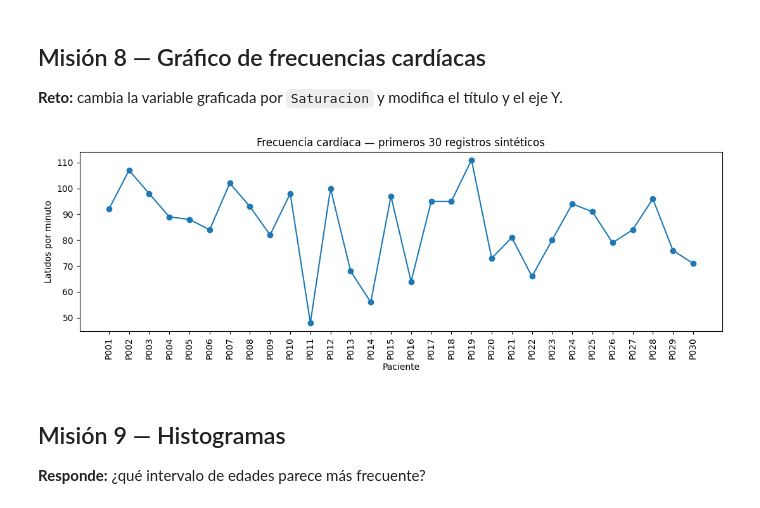
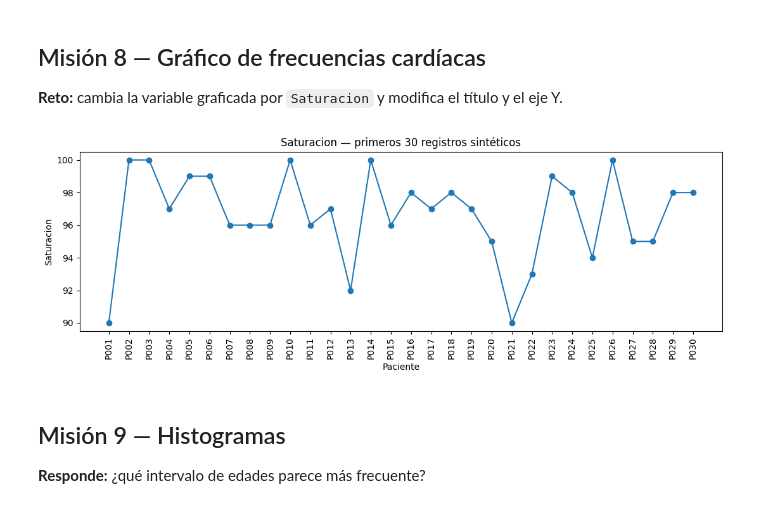
Before and after one commit to Maximiliano300/hospital-san-gabriel-solucion, a Jupyter notebook: laboratorio_github_colab_ingenieria_medica_(1).ipynb, the cells around one changed output. Cells and saved outputs as stored; diff of their text form; code cells hidden in the pictures.

```diff
--- a/laboratorio_github_colab_ingenieria_medica_(1).ipynb
+++ b/laboratorio_github_colab_ingenieria_medica_(1).ipynb
@@ -167,15 +169,15 @@ IMC promedio: 28.24
 # %%
 import matplotlib.pyplot as plt
 plt.figure(figsize=(11,4))
-plt.plot(df["Paciente"].head(30),df["FrecuenciaCardiaca"].head(30),marker="o")
+plt.plot(df["Paciente"].head(30),df["Saturacion"].head(30),marker="o")
 plt.xticks(rotation=90)
-plt.title("Frecuencia cardíaca — primeros 30 registros sintéticos")
+plt.title("Saturacion — primeros 30 registros sintéticos")
 plt.xlabel("Paciente")
-plt.ylabel("Latidos por minuto")
+plt.ylabel("Saturacion")
 plt.tight_layout()
 plt.show()
 # %% [output]
-[figure, old version]
+[figure, new version]
 # %% [markdown]
 ## Misión 9 — Histogramas
 **Responde:** ¿qué intervalo de edades parece más frecuente?
```
Also changed, not shown: parts of 2 cells of this notebook.
